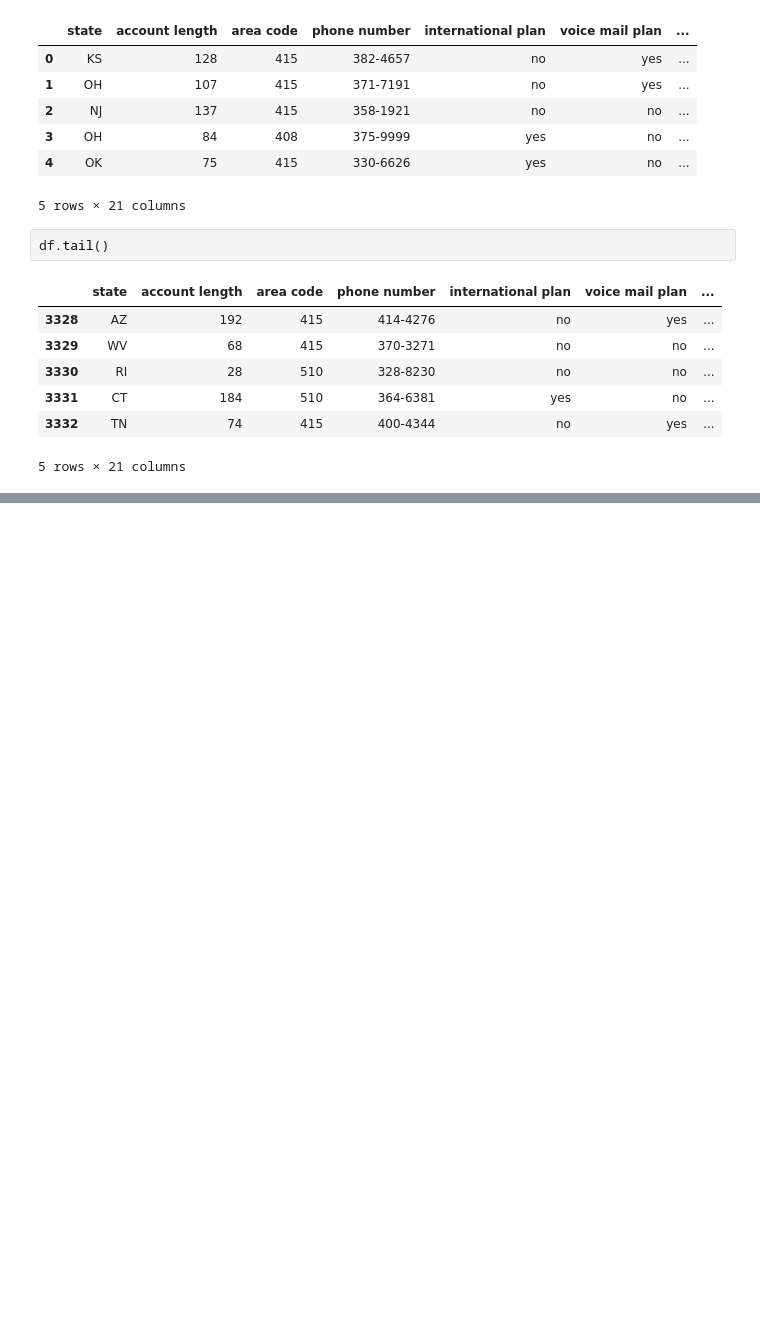
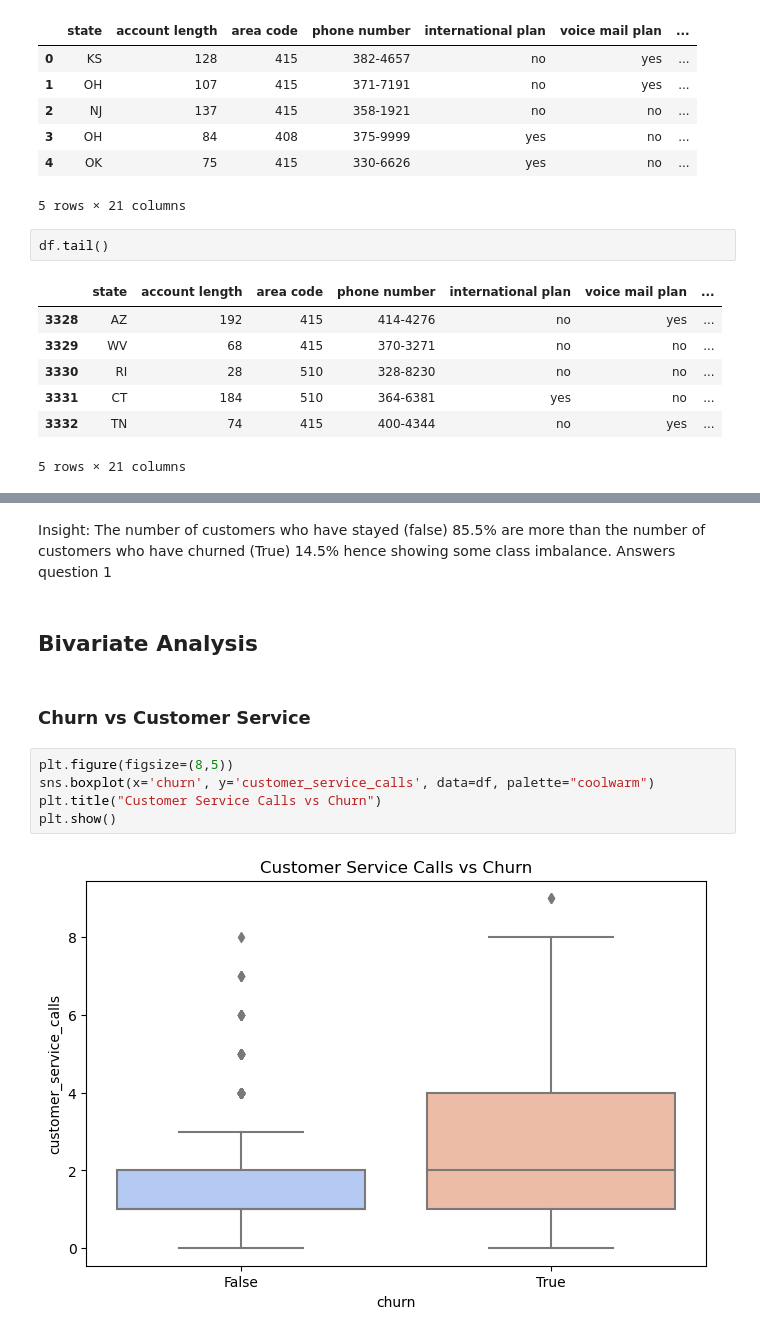
Before and after one commit to Petina-leni/phase_3_project, a Jupyter notebook: phase_3_project.ipynb, the cells around one changed output, grey strips where cells are left out. Saved outputs shown, nothing was run; the diff lists cells and outputs as text; blank space fills up the shorter version.

```diff
--- a/phase_3_project.ipynb
+++ b/phase_3_project.ipynb
@@ -78,0 +486,13 @@ df()
+# %% [markdown]
+Insight: The number of customers who have stayed (false) 85.5% are more than the number of customers who have churned (True) 14.5% hence showing some class imbalance. Answers question 1
+# %% [markdown]
+## Bivariate Analysis
+# %% [markdown]
+### Churn vs Customer Service
+# %%
+plt.figure(figsize=(8,5))
+sns.boxplot(x='churn', y='customer_service_calls', data=df, palette="coolwarm")
+plt.title("Customer Service Calls vs Churn")
+plt.show()
+# %% [output]
+[figure, added]
```
Also changed, not shown: parts of 99 cells of this notebook, 3 other files.
